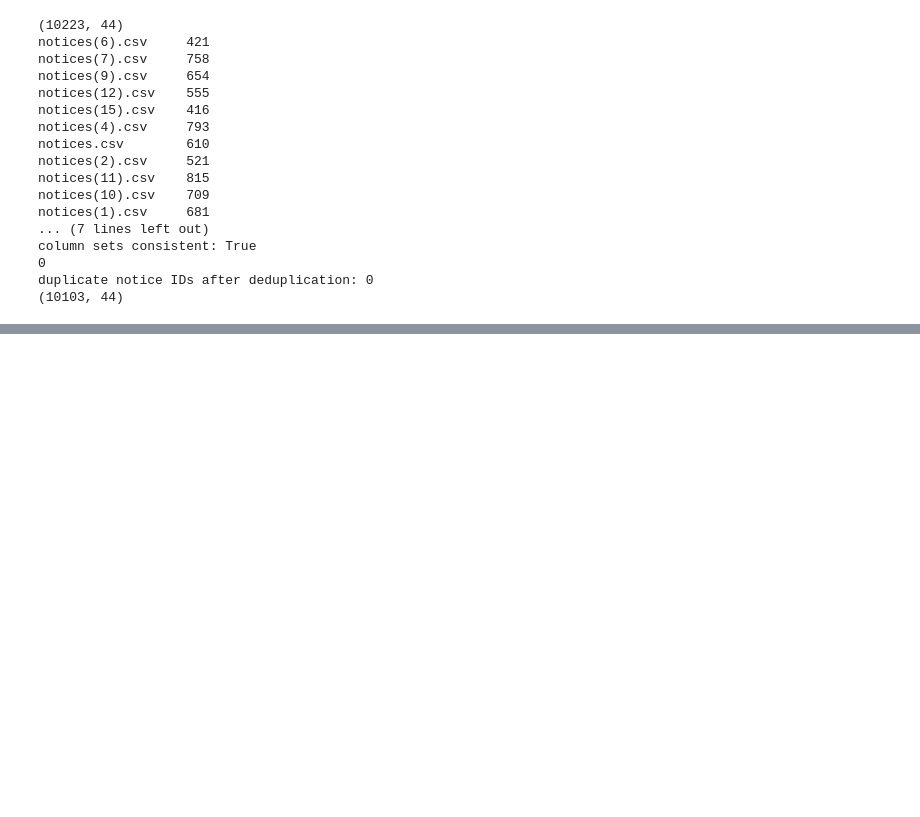
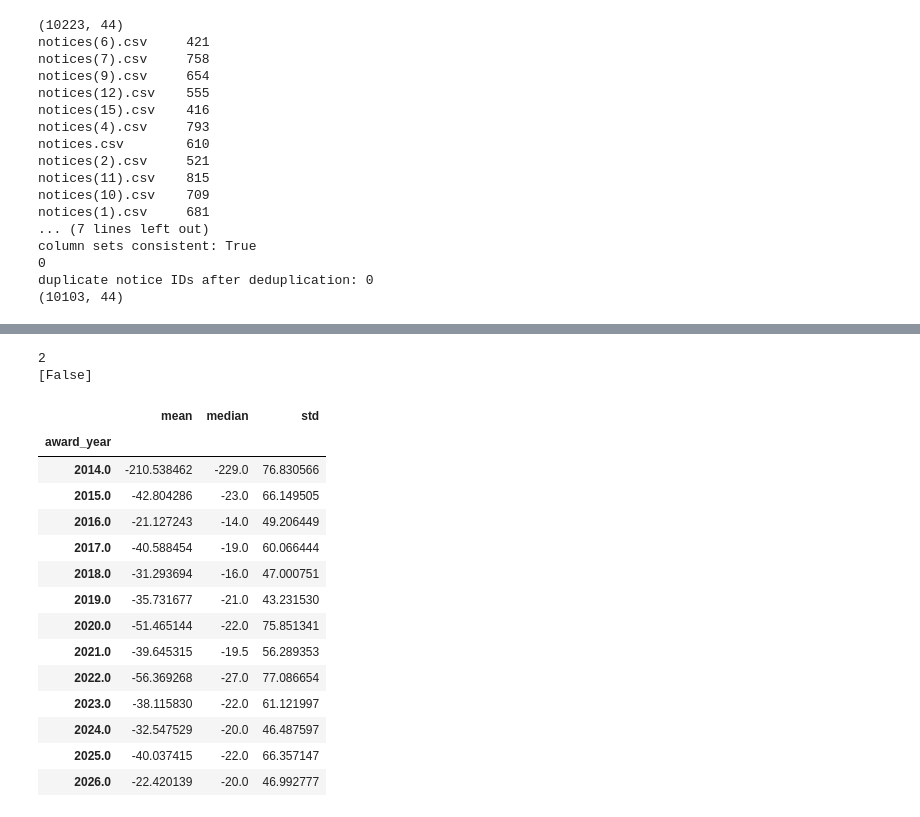
Before and after one commit to Toucanz/mod_contracts_analysis, a Jupyter notebook: contracts_notebook.ipynb, the cells around one changed output, grey strips where cells are left out. Cells and saved outputs as stored; diff of their text form; code cells hidden in the pictures; blank space fills up the shorter version.

```diff
--- a/contracts_notebook.ipynb
+++ b/contracts_notebook.ipynb
@@ -11,9 +11,11 @@ This markdown will contain the scripts used to intake, clean, and analyse data,
 import pandas as pd
 import numpy as np
 import seaborn as sns
+import matplotlib.pyplot as plt
 import plotly.express as px
 import os
 from pathlib import Path
+import re
 
 csv_filenames = []
 for dirname, _, filenames in os.walk("./contract_data"):
@@ -21,6 +23,9 @@ for dirname, _, filenames in os.walk("./contract_data"):
         csv_filenames.append(os.path.join(dirname, filename))
 
 print(csv_filenames)
+
+pd.set_option('display.max_rows', None)
+pd.set_option('display.max_columns', None)
 # %% [output]
 ['./contract_data/notices(6).csv', './contract_data/notices(7).csv', './contract_data/notices(9).csv', './contract_data/notices(12).csv', './contract_data/notices(15).csv', './contract_data/notices(4) ...
 # %% [markdown]
@@ -71,0 +99,10 @@ Some duplicate values because I had slightly overlapping data periods. Shape of
+# %%
+# Removing personal information from suppliers and dropping unnecessary columns
+personal_info_cols = combined_clean.filter(regex=r"(?i)contact|phone|email|tel|post").columns
+print(personal_info_cols.tolist())
+combined_clean.drop(columns=personal_info_cols, inplace=True)
+combined_clean.drop("Supplier [Name|Address|Ref type|Ref Number|Is SME|Is VCSE]", axis=1, inplace=True)
+combined_clean.drop("Attachments", axis=1, inplace=True)
+combined_clean["awarded_date"] = pd.to_datetime(combined_clean["Awarded Date"], dayfirst=True, errors="coerce")
+
+combined_clean.head()
@@ -71,0 +220,23 @@ Some duplicate values because I had slightly overlapping data periods. Shape of
+# %%
+print(combined_clean["lag_days"].isna().sum())
+print(combined_clean[combined_clean["lag_days"].isna()]["lag_flag"].unique())  # confirm these show as False, not True
+
+combined_clean[~combined_clean["lag_flag"]].groupby("award_year")["lag_days"].agg(["mean", "median", "std"])
+# %% [output]
+2
+[False]
+|  | mean | median | std |
+| award_year |  |  |  |
+| 2014.0 | -210.538462 | -229.0 | 76.830566 |
+| 2015.0 | -42.804286 | -23.0 | 66.149505 |
+| 2016.0 | -21.127243 | -14.0 | 49.206449 |
+| 2017.0 | -40.588454 | -19.0 | 60.066444 |
+| 2018.0 | -31.293694 | -16.0 | 47.000751 |
+| 2019.0 | -35.731677 | -21.0 | 43.231530 |
+| 2020.0 | -51.465144 | -22.0 | 75.851341 |
+| 2021.0 | -39.645315 | -19.5 | 56.289353 |
+| 2022.0 | -56.369268 | -27.0 | 77.086654 |
+| 2023.0 | -38.115830 | -22.0 | 61.121997 |
+| 2024.0 | -32.547529 | -20.0 | 46.487597 |
+| 2025.0 | -40.037415 | -22.0 | 66.357147 |
+| 2026.0 | -22.420139 | -20.0 | 46.992777 |
```
Also changed, not shown: parts of 17 cells of this notebook, 2 other files.
